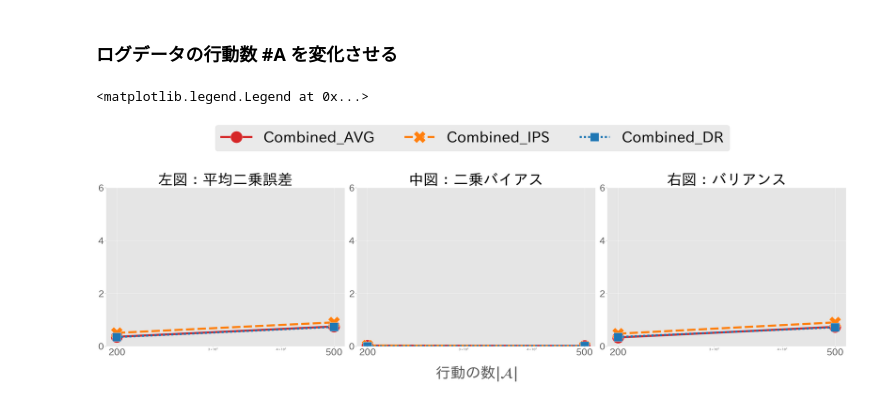
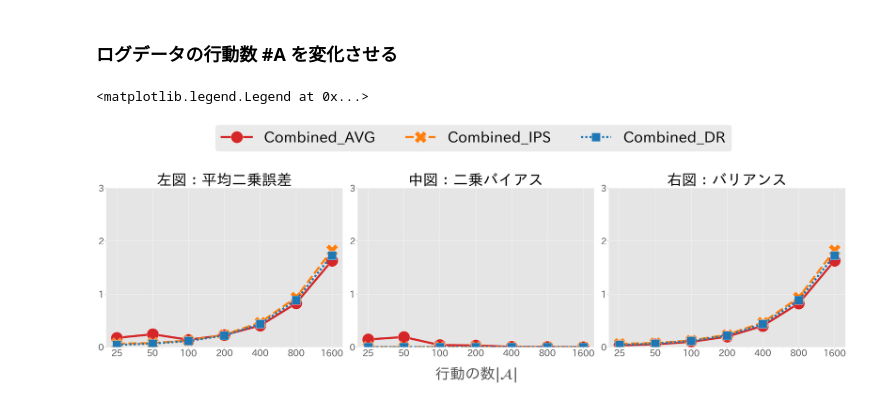
Before and after one commit to RickHub0115/Estimator-for-Offline-Policy-Evaluation-of-Recommending-Multiple-Actions-Considering-Platform-Wide-R, a Jupyter notebook: ope.ipynb, the cells around one changed output. Drawn from its saved outputs; the diff is of its cells as text; code cells hidden in the pictures.

```diff
--- a/ope.ipynb
+++ b/ope.ipynb
@@ -142,7 +142,8 @@ num_data = 1000 # ログデータのサイズ
 beta = -0.2 # データ収集方策のパラメータ
 random_state = 12345
 random_ = check_random_state(random_state)
-num_actions_list = [250, 500, 1000, 2000, 4000] # 行動数, |A|
+num_actions_list = [25, 50, 100, 200, 400, 800, 1600] # 行動数, |A|
+k = 10
 # %%
 result_df_list = []
 ## 期待報酬関数を定義するためのパラメータを抽出
@@ -213,33 +214,33 @@ for i, y in enumerate(["se", "bias", "variance"]):
         markers=True,
         markersize=40,
         linewidth=7,
         legend=False,
         style="est",
         x="num_actions",
         y=y,
         hue="est",
         ax=ax,
         ci=None,
         palette=["tab:red", "tab:orange","tab:blue"],
         data=result_df_actions.query("est=='avg' or est == 'new_ips' or est == 'new_dr' ")
     )
     ax.set_title(y_label_dict[y], fontsize=50)
     # yaxis
     ax.set_ylabel("")
-    ax.set_ylim(0.0, 6.0)
-    ax.set_yticks([0, 2, 4, 6,  ])
+    ax.set_ylim(0.0, 3.0)
+    ax.set_yticks([0, 1, 2, 3])
     ax.tick_params(axis="y", labelsize=30)
     ax.yaxis.set_label_coords(-0.1, 0.5)
     # xaxis
     ax.set_xscale("log")
     if i == 1:
         ax.set_xlabel(r"行動の数$|\mathcal{A}|$", fontsize=50)
     else:
         ax.set_xlabel(r"", fontsize=40)
     ax.set_xticks(num_actions_list)
     ax.set_xticklabels(num_actions_list, fontsize=30)
     ax.xaxis.set_label_coords(0.5, -0.12)
 fig.legend(["Combined_AVG", "Combined_IPS", "Combined_DR"], fontsize=50, bbox_to_anchor=(0.5, 1.15), ncol=4, loc="center")
 # %% [output]
 <matplotlib.legend.Legend at 0x...>
-[figure, old version]
+[figure, new version]
```
Also changed, not shown: parts of 1 cell of this notebook, 2 other files.
